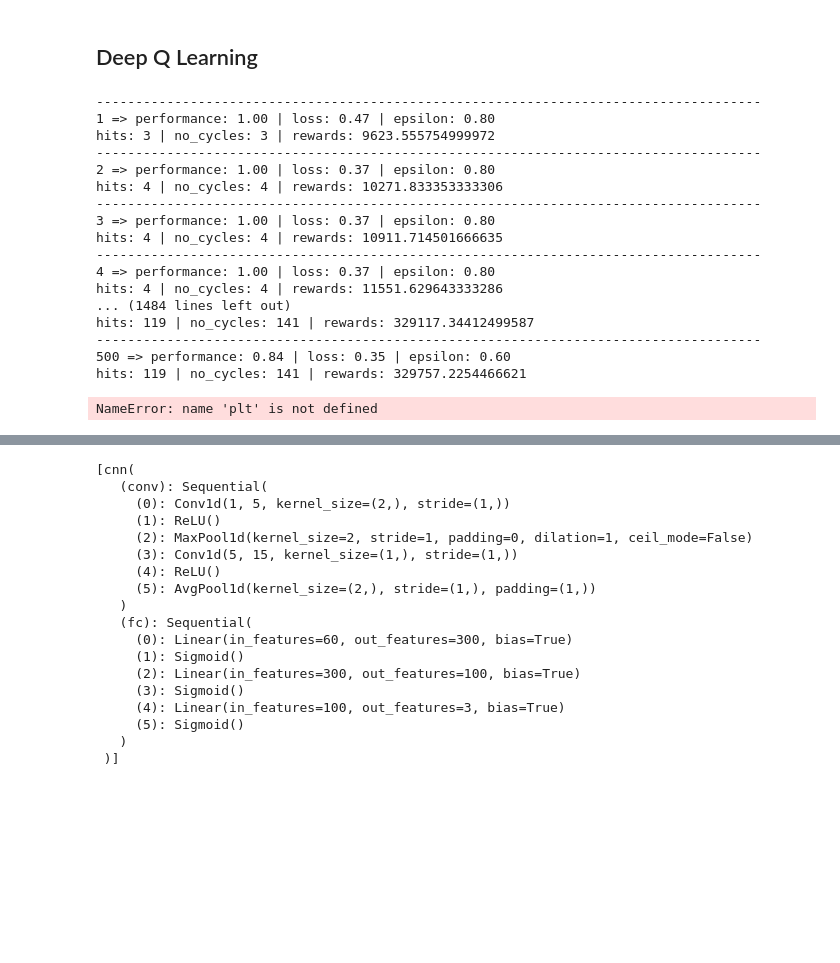
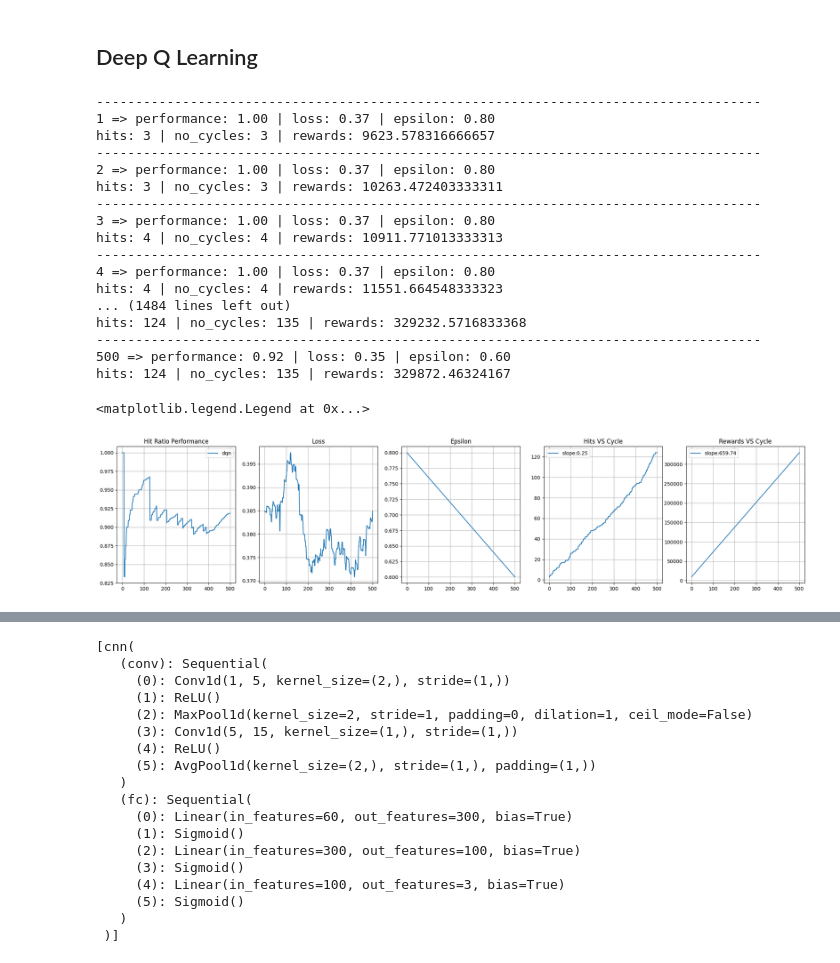
Before and after one commit to emmanuel-olateju/atari_pingpong, a Jupyter notebook: training.ipynb, the cells around one changed output, grey strips where cells are left out. Saved outputs shown, nothing was run; the diff lists cells and outputs as text; code cells hidden in the pictures; blank space fills up the shorter version.

```diff
--- a/training.ipynb
+++ b/training.ipynb
@@ -396,7 +396,7 @@ batch_size = 300
 replay_buffer_size = 6000
 # %%
 
-model_name = "model2"
+model_name = "dqn"
 cycle = 0
 hits = 0
 total_rewards = 0
@@ -495,22 +495,22 @@ while train==True:
         train = False
 # %% [output]
 -------------------------------------------------------------------------------------
-1 => performance: 1.00 | loss: 0.47 | epsilon: 0.80
-hits: 3 | no_cycles: 3 | rewards: 9623.555754999972
+1 => performance: 1.00 | loss: 0.37 | epsilon: 0.80
+hits: 3 | no_cycles: 3 | rewards: 9623.578316666657
 -------------------------------------------------------------------------------------
 2 => performance: 1.00 | loss: 0.37 | epsilon: 0.80
-hits: 4 | no_cycles: 4 | rewards: 10271.833353333306
+hits: 3 | no_cycles: 3 | rewards: 10263.472403333311
 -------------------------------------------------------------------------------------
 3 => performance: 1.00 | loss: 0.37 | epsilon: 0.80
-hits: 4 | no_cycles: 4 | rewards: 10911.714501666635
+hits: 4 | no_cycles: 4 | rewards: 10911.771013333313
 -------------------------------------------------------------------------------------
 4 => performance: 1.00 | loss: 0.37 | epsilon: 0.80
-hits: 4 | no_cycles: 4 | rewards: 11551.629643333286
+hits: 4 | no_cycles: 4 | rewards: 11551.664548333323
 ... (1484 lines left out)
-hits: 119 | no_cycles: 141 | rewards: 329117.34412499587
+hits: 124 | no_cycles: 135 | rewards: 329232.5716833368
 -------------------------------------------------------------------------------------
-500 => performance: 0.84 | loss: 0.35 | epsilon: 0.60
-hits: 119 | no_cycles: 141 | rewards: 329757.2254466621
+500 => performance: 0.92 | loss: 0.35 | epsilon: 0.60
+hits: 124 | no_cycles: 135 | rewards: 329872.46324167
 # %%
 checkpoint_model(model_name,Online_DQN,history,"DQN_training_sessions/",model_name+".sav",
                  (minimum_epsilon,maximum_epsilon,epsilon_decay_steps),(env.HIT_REWARD,env.MISS_REWARD,env.PASSIVE_REWARD),
@@ -524,41 +524,42 @@ training_dir = "DQN_training_sessions/"
 training_sessions = []
 sessions_name = []
 files = os.listdir(training_dir)
-dqn_exclude = []
+dqn_exclude = [".ipynb_checkpoints"]
 for exclude in dqn_exclude:
     files.remove(exclude)
 for file in files:
     training_sessions.append(joblib.load(training_dir+file))
     sessions_name.append(training_sessions[-1]["name"])
 
 fig,ax = plt.subplots(1,5,figsize=(25,5))
 
 for train in training_sessions:
     window_size = ws = int(no_epochs*0.15)
     weights = np.ones(window_size)/window_size
     loss__ = np.array([loss_.detach().numpy() for loss_ in train["history"]["loss"]])
     loss__ = np.convolve(loss__,weights)
     hits_epoch_slope_ = train["PERFORMANCE"]["hits_epoch_slope"]
     rewards_epoch_slope_ = train["PERFORMANCE"]["rewards_epoch_slope"]
     ax.flatten()[0].plot(np.linspace(0,train["PARAMS"]["no_epochs"],train["PARAMS"]["no_epochs"]),train["history"]["hit_ratio"],label=train["name"])
     ax.flatten()[1].plot(np.linspace(0,train["PARAMS"]["no_epochs"],len(loss__[ws:-1*ws])),loss__[ws:-1*ws])
     ax.flatten()[2].plot(np.linspace(0,train["PARAMS"]["no_epochs"],train["PARAMS"]["no_epochs"]),train["history"]["epsilon"])
     ax.flatten()[3].plot(np.linspace(0,train["PARAMS"]["no_epochs"],train["PARAMS"]["no_epochs"]),train["history"]["hits"],label=f"slope:{hits_epoch_slope_:.2f}")
     ax.flatten()[4].plot(np.linspace(0,train["PARAMS"]["no_epochs"],train["PARAMS"]["no_epochs"]),train["history"]["rewards"],label=f"slope:{rewards_epoch_slope_:.2f}")
 
     for i in range(5):
         ax.flatten()[i].grid()
 
     ax.flatten()[0].set_title("Hit Ratio Performance")
     ax.flatten()[1].set_title("Loss")
     ax.flatten()[2].set_title("Epsilon")
     ax.flatten()[3].set_title("Hits VS Cycle")
     ax.flatten()[4].set_title("Rewards VS Cycle")
 ax.flatten()[0].legend()
 ax.flatten()[3].legend()
 ax.flatten()[4].legend()
 # %% [output]
-NameError: name 'plt' is not defined
+<matplotlib.legend.Legend at 0x...>
+[figure, added]
 # %%
 fig, ax = plt.subplots(2,6,figsize=(24,12))
 
```
Also changed, not shown: parts of 2 cells of this notebook.
